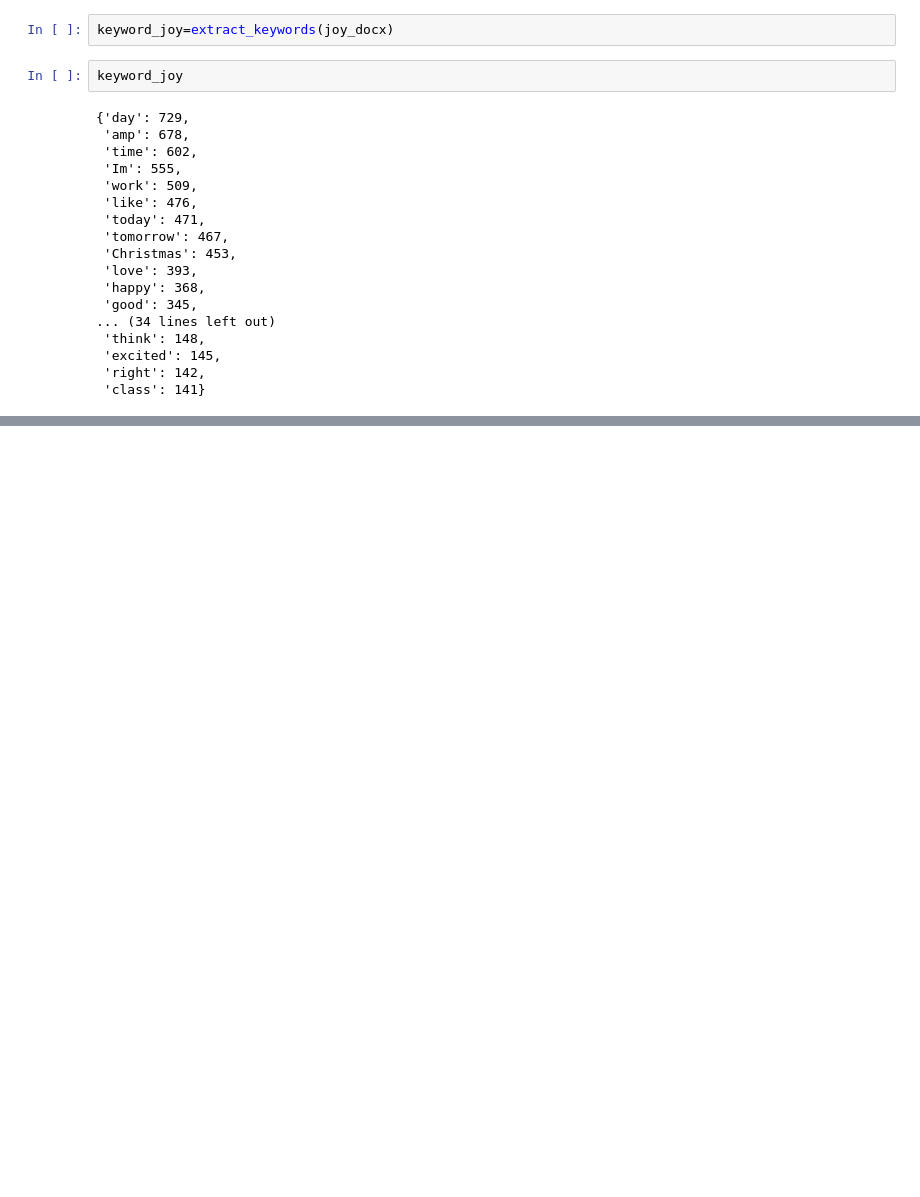
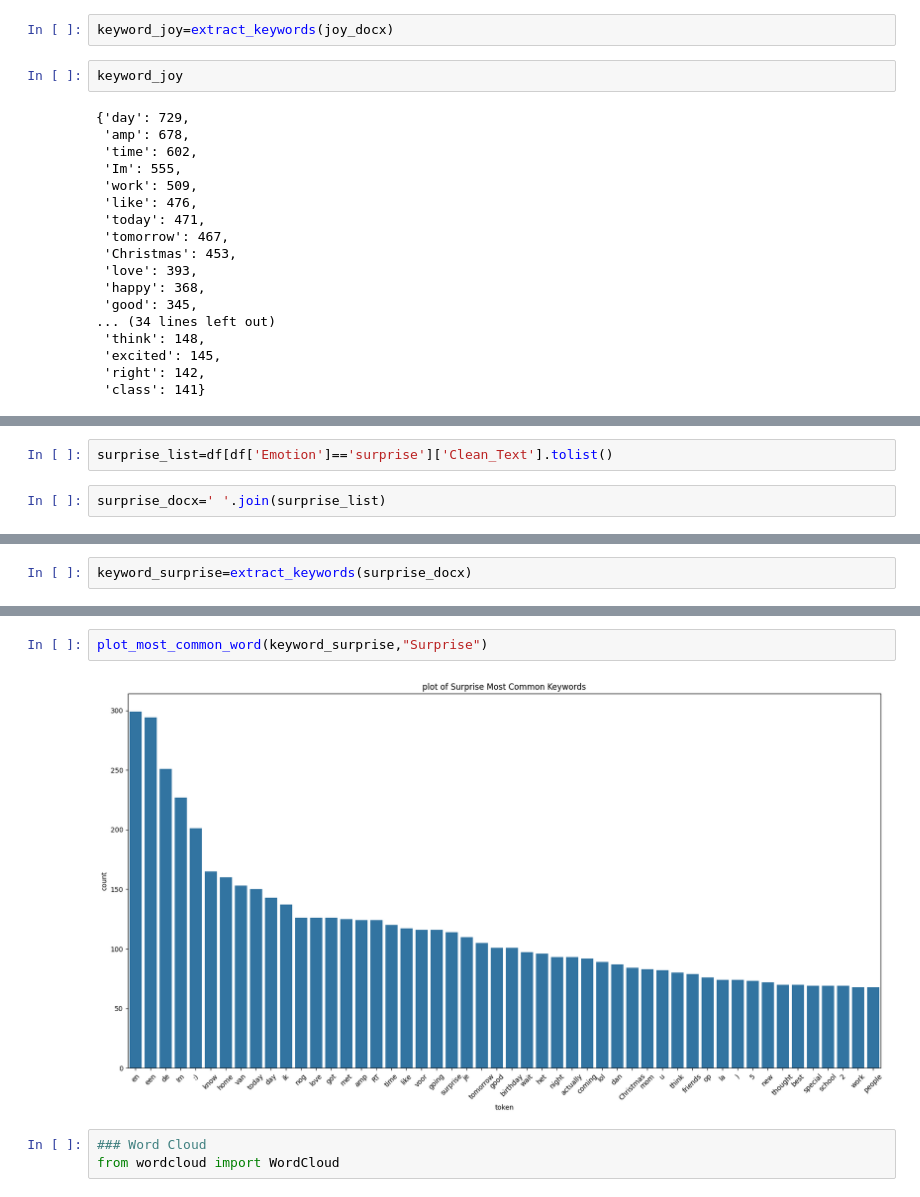
Before and after one commit to pooja080499/Emotion-Detection-ML, a Jupyter notebook: nootbooks/emotion_detection.ipynb, the cells around one changed output, grey strips where cells are left out. Drawn from its saved outputs; the diff is of its cells as text; blank space fills up the shorter version.

```diff
--- a/nootbooks/emotion_detection.ipynb
+++ b/nootbooks/emotion_detection.ipynb
@@ -289,0 +298,4 @@ keyword_joy
+# %%
+surprise_list=df[df['Emotion']=='surprise']['Clean_Text'].tolist()
+# %%
+surprise_docx=' '.join(surprise_list)
@@ -289,0 +306,2 @@ keyword_joy
+# %%
+keyword_surprise=extract_keywords(surprise_docx)
@@ -289,0 +328,7 @@ keyword_joy
+# %%
+plot_most_common_word(keyword_surprise,"Surprise")
+# %% [output]
+[figure, added]
+# %%
+### Word Cloud
+from wordcloud import WordCloud
```
Also changed, not shown: parts of 8 cells of this notebook.
